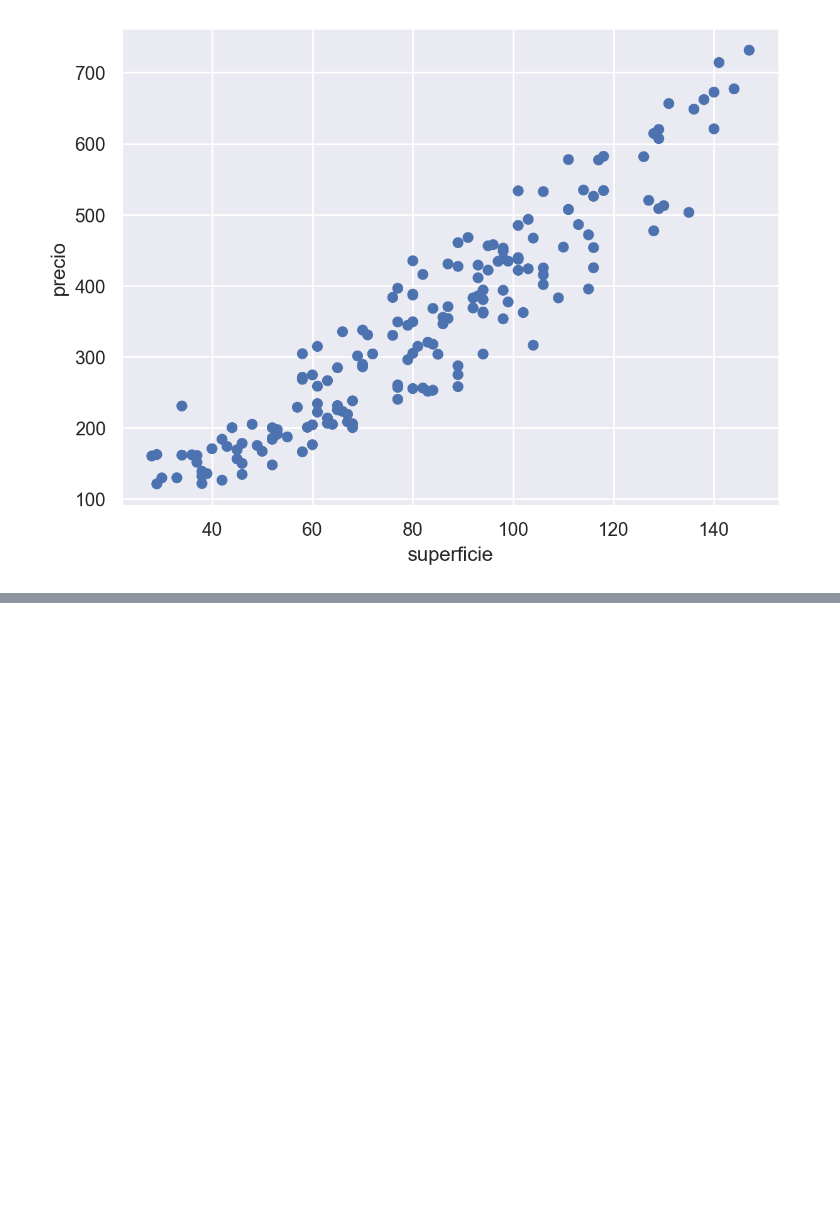
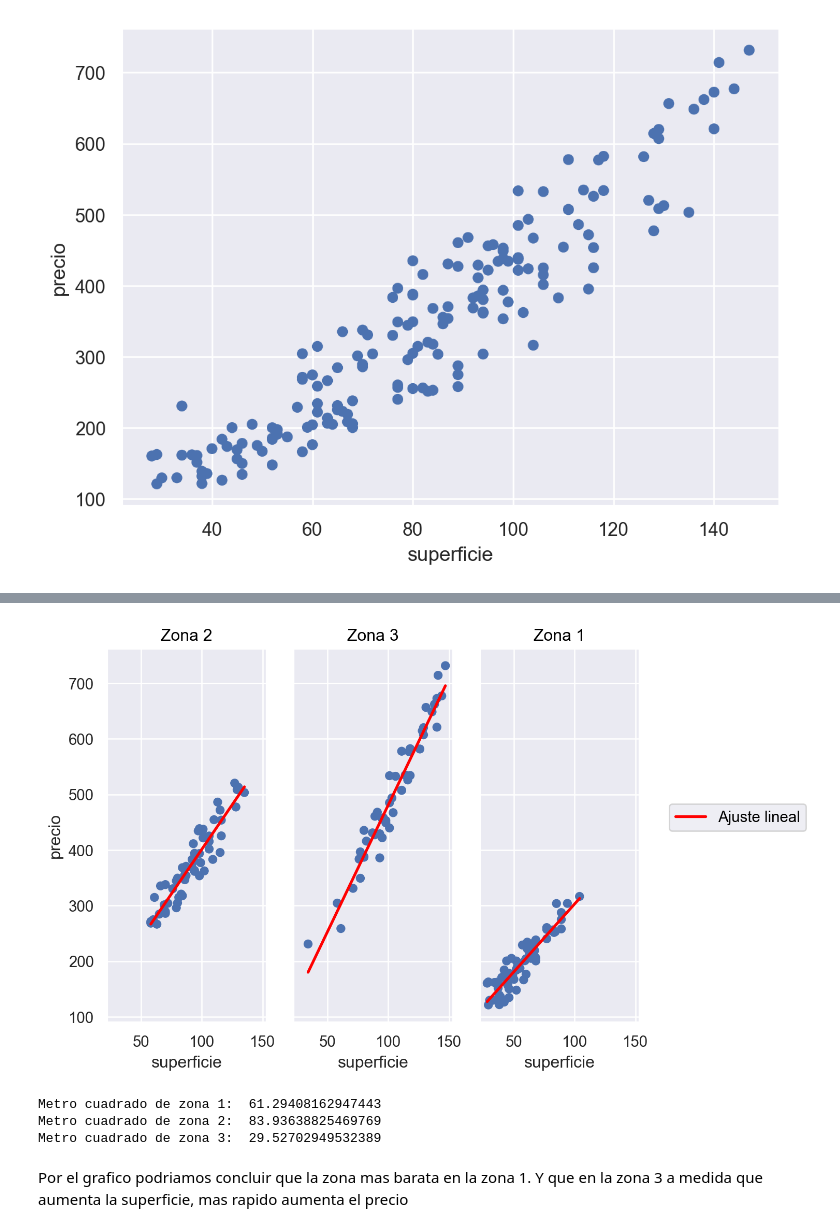
Before and after one commit to Gabrielnm7/Laboratorio-de-Datos1C24, a Jupyter notebook: Practicas/practica4.ipynb, the cells around one changed output, grey strips where cells are left out. Drawn from its saved outputs; the diff is of its cells as text; code cells hidden in the pictures; blank space fills up the shorter version.

```diff
--- a/Practicas/practica4.ipynb
+++ b/Practicas/practica4.ipynb
@@ -85,0 +275,19 @@ c) Calcular los coeficientes de la recta que mejor ajusta a los datos. Según el
+# %%
+(
+    so.Plot(data=datos, x="superficie", y="precio")
+    .add(so.Dot())
+    .facet(col="zona")
+    .add(so.Line(color='red', linewidth=2), so.PolyFit(1),label="Ajuste lineal")
+)
+# %% [output]
+[figure, added]
+# %%
+print("Metro cuadrado de zona 1: ",modelo_zona_1.predict([[1]])[0])
+print("Metro cuadrado de zona 2: ",modelo_zona_2.predict([[1]])[0])
+print("Metro cuadrado de zona 3: ",modelo_zona_3.predict([[1]])[0])
+# %% [output]
+Metro cuadrado de zona 1:  61.29408162947443
+Metro cuadrado de zona 2:  83.93638825469769
+Metro cuadrado de zona 3:  29.52702949532389
+# %% [markdown]
+Por el grafico podriamos concluir que la zona mas barata en la zona 1. Y que en la zona 3 a medida que aumenta la superficie, mas rapido aumenta el precio
```
Also changed, not shown: parts of 47 cells of this notebook, 1 other file.
